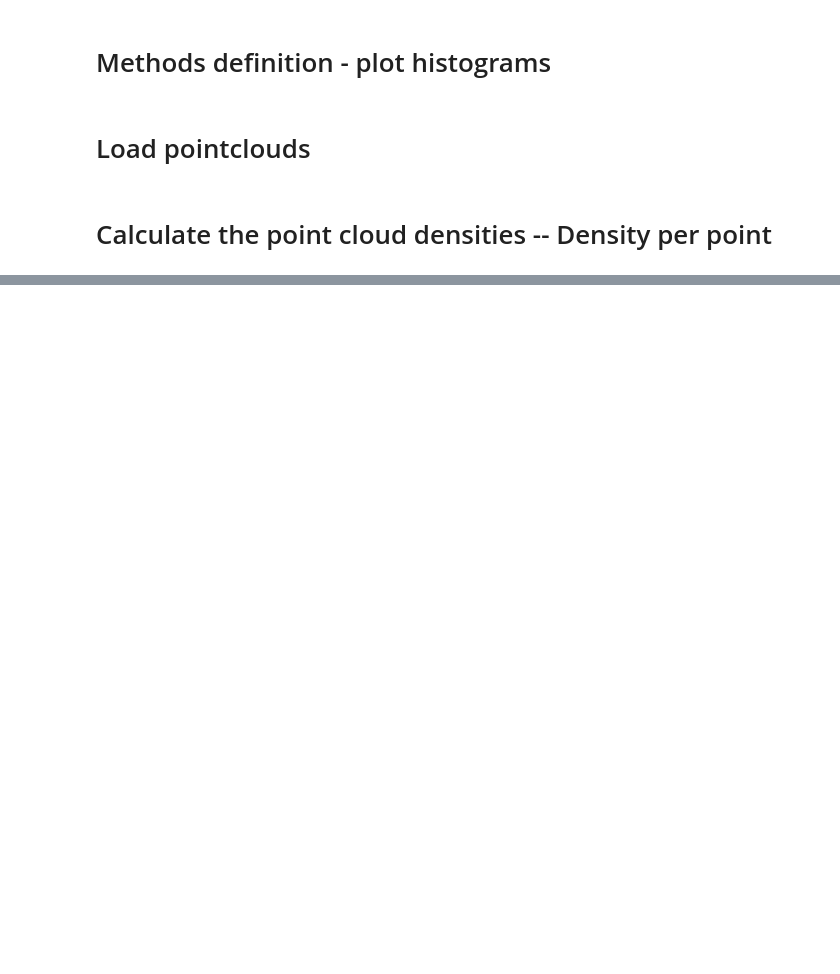
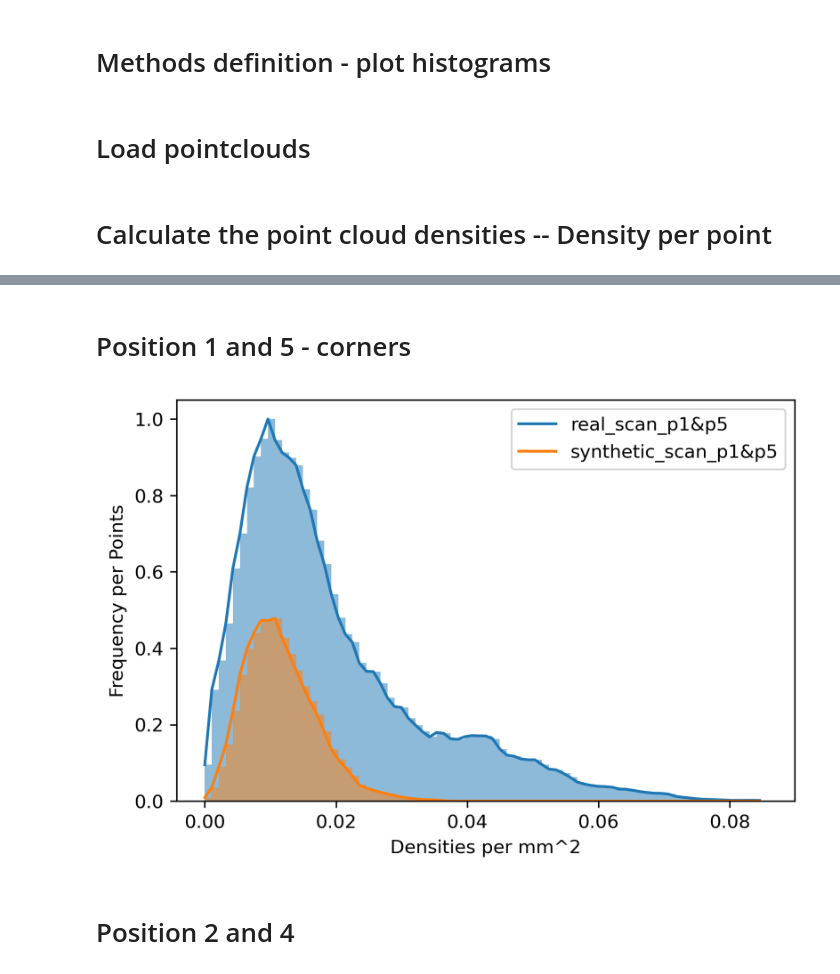
Before and after one commit to jrojas9206/fruithunter, a Jupyter notebook: paper002/230208_pointcloud_densities.ipynb, the cells around one changed output, grey strips where cells are left out. Saved outputs shown, nothing was run; the diff lists cells and outputs as text; code cells hidden in the pictures; blank space fills up the shorter version.

```diff
--- a/paper002/230208_pointcloud_densities.ipynb
+++ b/paper002/230208_pointcloud_densities.ipynb
@@ -117,0 +147,4 @@ dict2plot =  {
+# %%
+dens_p1sy =  compute_densities2(synthetic_pos1)
+dens_p2sy =  compute_densities2(synthetic_pos2)
+dens_p3sy =  compute_densities2(synthetic_pos3)
@@ -117,0 +167,8 @@ dict2plot =  {
+# %%
+real_p1 = "/home/jprb/Documents/synthetic_exp/220725_new_virtual_scan/to_evaluate/independet_plots/real/pos1/"
+real_p2 = "/home/jprb/Documents/synthetic_exp/220725_new_virtual_scan/to_evaluate/independet_plots/real/pos2/"
+real_p3 = "/home/jprb/Documents/synthetic_exp/220725_new_virtual_scan/to_evaluate/independet_plots/real/pos3/"
+# %%
+dens_p1real =  compute_densities2(real_p1)
+dens_p2real =  compute_densities2(real_p2)
+dens_p3real =  compute_densities2(real_p3)
@@ -117,0 +191,13 @@ dict2plot =  {
+# %% [markdown]
+# Position 1 and 5 - corners
+# %%
+data_p1p5 = {
+    "real_scan_p1&p5": np.concatenate(list(dens_p1real.values())),
+    "synthetic_scan_p1&p5": np.concatenate(list(dens_p1sy.values()))
+}
+# %%
+compare_densities(data_p1p5, nbins=80)
+# %% [output]
+[figure, added]
+# %% [markdown]
+# Position 2 and 4
```
Also changed, not shown: parts of 19 cells of this notebook.
